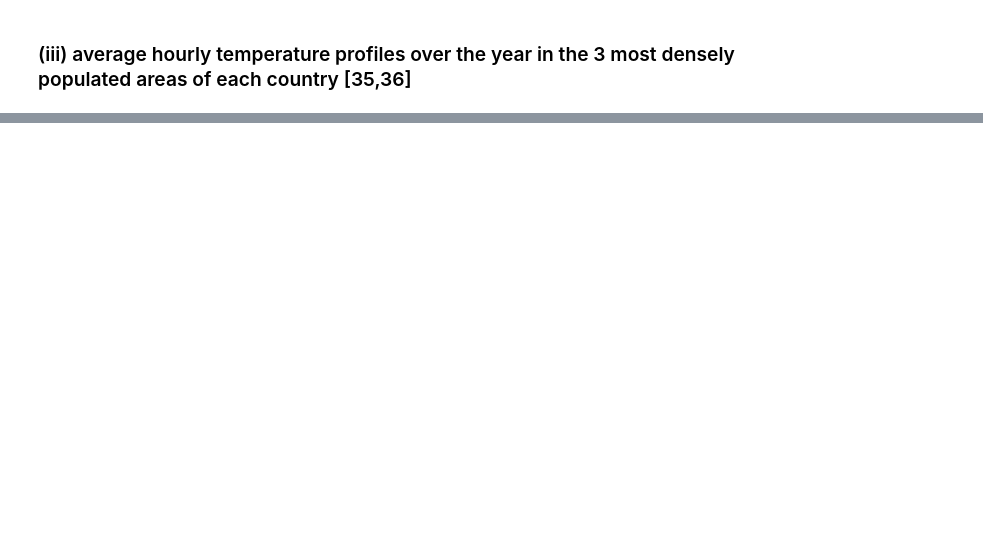
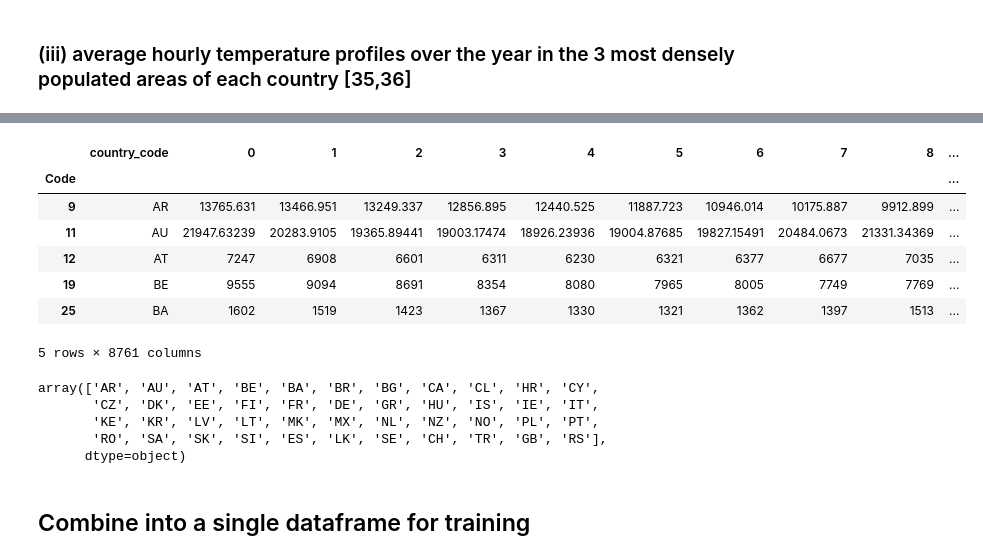
Before and after one commit to open-energy-transition/electric-demand-data, a Jupyter notebook: models/xgboost/XGBoost.ipynb, the cells around one changed output, grey strips where cells are left out. Cells and saved outputs as stored; diff of their text form; code cells hidden in the pictures; blank space fills up the shorter version.

```diff
--- a/models/xgboost/XGBoost.ipynb
+++ b/models/xgboost/XGBoost.ipynb
@@ -296,4 +335,4 @@ Hourly_demand = Hourly_demand.T
 # %%
 Hourly_demand.index = Hourly_demand.index.astype(int)
 # %%
-sel_hourly_demand = Hourly_demand.loc[toktarova_indicies]
+selected_hourly_demand = Hourly_demand.loc[toktarova_indicies]
@@ -304,2 +339,2 @@ sel_hourly_demand[["Countryname", "Electricity consumption"]].to_csv(
 # %%
-Hourly_demand
+selected_hourly_demand.insert(1, "country_code", ElectricityPerCapita["country_code"])
@@ -324,0 +354,11 @@ Hourly_demand
+# %%
+selected_hourly_demand.drop(columns=[
+    'Electricity consumption',
+    'Countryname',
+    'annual electricity consumption in TWh',
+    'average',
+    'R',
+    'Psyn',
+    'Preal'
+       ],
+       inplace=True)
@@ -324,0 +377,18 @@ Hourly_demand
+# %%
+selected_hourly_demand.columns = [
+    int(col_name.split(" ")[0].split("_")[-1]) - 1
+    if col_name.split(" ")[0].split("_")[-1].isdigit()
+    else col_name
+    for col_name in selected_hourly_demand.columns
+]
+# %%
+selected_hourly_demand.head()
+# %% [output]
+|  | country_code | 0 | 1 | 2 | 3 | 4 | 5 | 6 | 7 | 8 | ... |
+| Code |  |  |  |  |  |  |  |  |  |  | ... |
+| 9 | AR | 13765.631 | 13466.951 | 13249.337 | 12856.895 | 12440.525 | 11887.723 | 10946.014 | 10175.887 | 9912.899 | ... |
+| 11 | AU | 21947.63239 | 20283.9105 | 19365.89441 | 19003.17474 | 18926.23936 | 19004.87685 | 19827.15491 | 20484.0673 | 21331.34369 | ... |
+| 12 | AT | 7247 | 6908 | 6601 | 6311 | 6230 | 6321 | 6377 | 6677 | 7035 | ... |
+| 19 | BE | 9555 | 9094 | 8691 | 8354 | 8080 | 7965 | 8005 | 7749 | 7769 | ... |
+| 25 | BA | 1602 | 1519 | 1423 | 1367 | 1330 | 1321 | 1362 | 1397 | 1513 | ... |
+5 rows × 8761 columns
@@ -324,0 +406,10 @@ Hourly_demand
+# %%
+all_hourly_demand["country_code"].unique()
+# %% [output]
+array(['AR', 'AU', 'AT', 'BE', 'BA', 'BR', 'BG', 'CA', 'CL', 'HR', 'CY',
+       'CZ', 'DK', 'EE', 'FI', 'FR', 'DE', 'GR', 'HU', 'IS', 'IE', 'IT',
+       'KE', 'KR', 'LV', 'LT', 'MK', 'MX', 'NL', 'NZ', 'NO', 'PL', 'PT',
+       'RO', 'SA', 'SK', 'SI', 'ES', 'LK', 'SE', 'CH', 'TR', 'GB', 'RS'],
+      dtype=object)
+# %% [markdown]
+## Combine into a single dataframe for training
```
Also changed, not shown: parts of 54 cells of this notebook.
